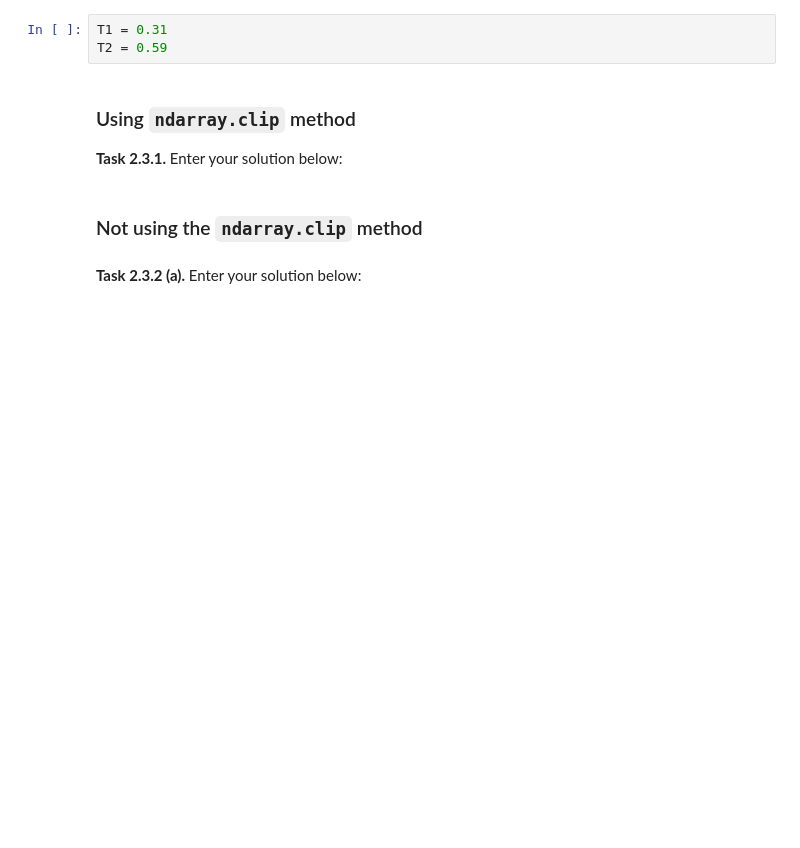
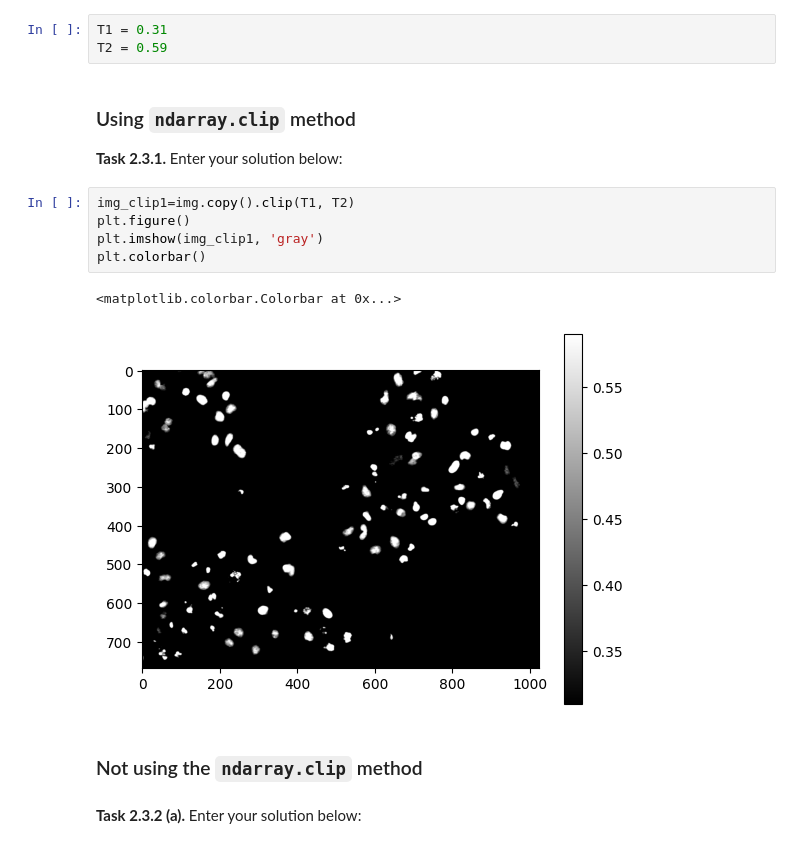
Before and after one commit to sglnat/mobi-fs3-python, a Jupyter notebook: task2.ipynb, the cells around one changed output. Drawn from its saved outputs; the diff is of its cells as text; blank space fills up the shorter version.

```diff
--- a/task2.ipynb
+++ b/task2.ipynb
@@ -47,6 +47,14 @@ T2 = 0.59
 ### Using `ndarray.clip` method
 
 **<a id="#">Task 2.3.1.</a>** Enter your solution below:
+# %%
+img_clip1=img.copy().clip(T1, T2)
+plt.figure()
+plt.imshow(img_clip1, 'gray')
+plt.colorbar()
+# %% [output]
+<matplotlib.colorbar.Colorbar at 0x...>
+[figure, added]
 # %% [markdown]
 ### Not using the `ndarray.clip` method
 # %% [markdown]
```
Also changed, not shown: parts of 1 cell of this notebook.
